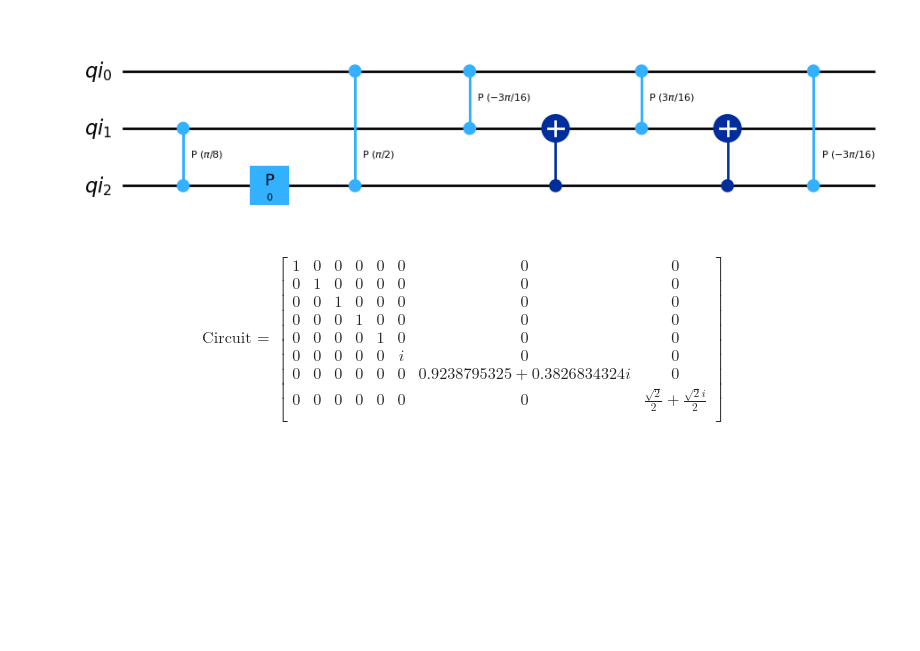
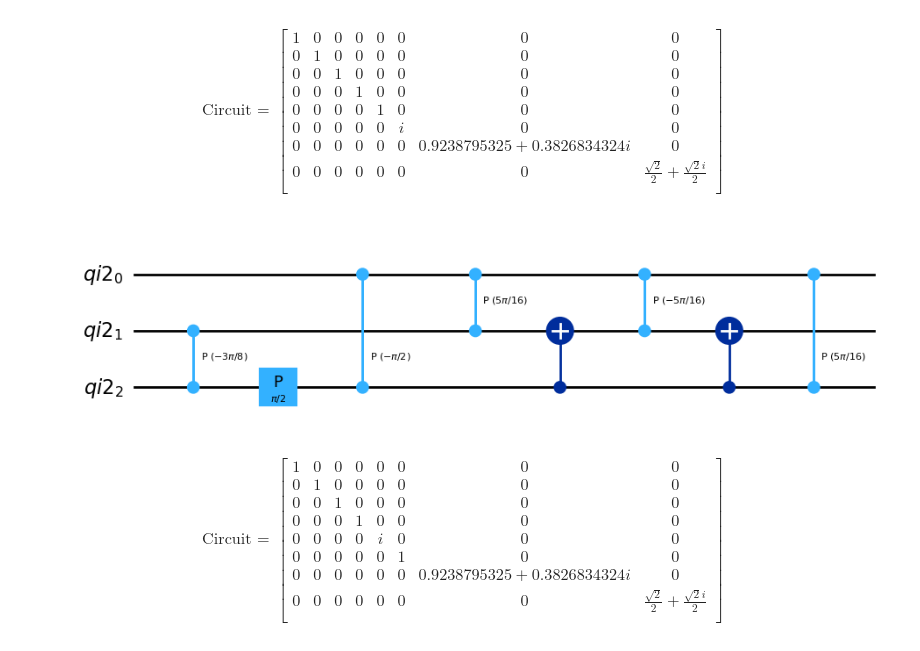
Before and after one commit to rbalak/qcml-tsp, a Jupyter notebook: tsp_qpe/TSP_QPE.ipynb, the cells around one changed output. Drawn from its saved outputs; the diff is of its cells as text; code cells hidden in the pictures; blank space fills up the shorter version.

```diff
--- a/tsp_qpe/TSP_QPE.ipynb
+++ b/tsp_qpe/TSP_QPE.ipynb
@@ -218,16 +220,63 @@ qci.cp(-(di - ci + ai - bi)/2, qi[1], qi[0])
 qci.cx(qi[2], qi[1])
 qci.cp((di - ci + ai - bi)/2, qi[2], qi[0])
 
+#qci.qci
 qci.draw('mpl')
+backend = Aer.get_backend('unitary_simulator')
+qci_transpiled = transpile(qci,backend)
+job=backend.run(qci_transpiled)
+result = job.result()
+unitary_matrix_1 = result.get_unitary()
+array_to_latex(unitary_matrix_1, prefix="\\text{Circuit = }\n")
 # %% [output]
-[figure, removed]
+$$
+\text{Circuit = }
+\begin{bmatrix}
+1 & 0 & 0 & 0 & 0 & 0 & 0 & 0  \\
+ 0 & 1 & 0 & 0 & 0 & 0 & 0 & 0  \\
+ 0 & 0 & 1 & 0 & 0 & 0 & 0 & 0  \\
+ 0 & 0 & 0 & 1 & 0 & 0 & 0 & 0  \\
+ 0 & 0 & 0 & 0 & 1 & 0 & 0 & 0  \\
+ 0 & 0 & 0 & 0 & 0 & i & 0 & 0  \\
+ 0 & 0 & 0 & 0 & 0 & 0 & 0.9238795325 + 0.3826834324 i & 0  \\
+ 0 & 0 & 0 & 0 & 0 & 0 & 0 & \frac{\sqrt{2}}{2} + \frac{\sqrt{2} i}{2}  \\
+ \end{bmatrix}
+$$
+# %%
+# Intial Circuit
+
+#q_2 = QuantumRegister(3, name ='q_2')
+#qci2 = QuantumCircuit(q_2, name='qc_2')
+
+di = np.pi/2
+ei = 0
+fi = np.pi/8
+gi = np.pi/4
+
+qi2 = QuantumRegister(3, 'qi2')
+qci2 = QuantumCircuit(qi2)
+
+
+qci2.cp(fi - di, qi2[2], qi2[1])
+qci2.p(di, qi2[2])
+qci2.cp(ei - di, qi2[2], qi2[0])
+
+qci2.cp((gi - fi + di - ei)/2, qi2[1], qi2[0])
+qci2.cx(qi2[2], qi2[1])
+qci2.cp(-(gi - fi + di - ei)/2, qi2[1], qi2[0])
+qci2.cx(qi2[2], qi2[1])
+qci2.cp((gi - fi + di - ei)/2, qi2[2], qi2[0])
+
+qci2.draw('mpl')
+# %% [output]
+[figure, added]
 # %%
 backend = Aer.get_backend('unitary_simulator')
-qci_transpiled = transpile(qci,backend)
+qci_transpiled = transpile(qci2,backend)
 job=backend.run(qci_transpiled)
 result = job.result()
-unitary_matrix = result.get_unitary()
-array_to_latex(unitary_matrix, prefix="\\text{Circuit = }\n")
+unitary_matrix_2 = result.get_unitary()
+array_to_latex(unitary_matrix_2, prefix="\\text{Circuit = }\n")
 # %% [output]
 $$
 \text{Circuit = }
@@ -236,8 +285,8 @@ $$
  0 & 1 & 0 & 0 & 0 & 0 & 0 & 0  \\
  0 & 0 & 1 & 0 & 0 & 0 & 0 & 0  \\
  0 & 0 & 0 & 1 & 0 & 0 & 0 & 0  \\
- 0 & 0 & 0 & 0 & 1 & 0 & 0 & 0  \\
- 0 & 0 & 0 & 0 & 0 & i & 0 & 0  \\
+ 0 & 0 & 0 & 0 & i & 0 & 0 & 0  \\
+ 0 & 0 & 0 & 0 & 0 & 1 & 0 & 0  \\
  0 & 0 & 0 & 0 & 0 & 0 & 0.9238795325 + 0.3826834324 i & 0  \\
  0 & 0 & 0 & 0 & 0 & 0 & 0 & \frac{\sqrt{2}}{2} + \frac{\sqrt{2} i}{2}  \\
  \end{bmatrix}
```
Also changed, not shown: parts of 12 cells of this notebook.
